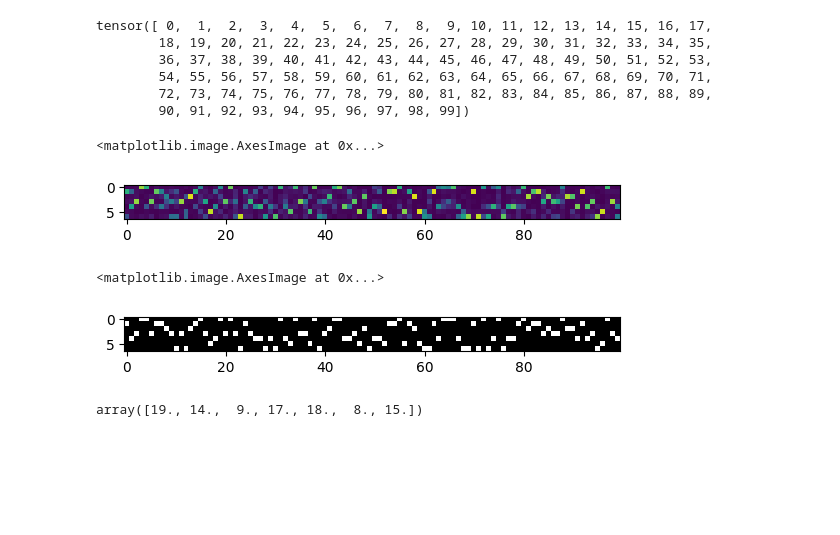
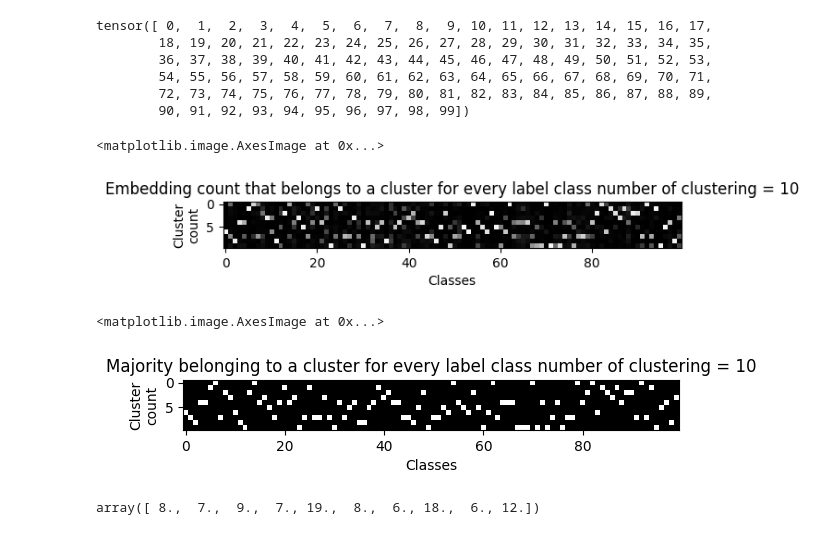
Before and after one commit to master-mbzuai/AI701, a Jupyter notebook: code/exploration/clustering.ipynb, the cells around one changed output. Drawn from its saved outputs; the diff is of its cells as text; code cells hidden in the pictures; blank space fills up the shorter version.

```diff
--- a/code/exploration/clustering.ipynb
+++ b/code/exploration/clustering.ipynb
@@ -190,7 +190,7 @@ def kmeans_cosine(data, k, max_iter=100):
 
     return clusters, centroids
 
-clusters, centroids = kmeans_cosine(embeddings, 7, max_iter=20)
+clusters, centroids = kmeans_cosine(embeddings, 10, max_iter=20)
 
 print(clusters.shape)
 print(centroids.shape)
@@ -242,16 +242,19 @@ tensor([ 0,  1,  2,  3,  4,  5,  6,  7,  8,  9, 10, 11, 12, 13, 14, 15, 16, 17,
 # %%
 #fpr every label in 1 to 100 we want to see how many go to
 
 # matrix 10 x 100 -> for every row we see where how many labels from x target go to that cluster
 
 a = np.zeros((centroids.shape[0],100))
 
 #print(a)
 
 for i, cluster in enumerate(clusters):
     a[cluster][y[i]] += 1
+
+plt.xlabel("Classes")
+plt.ylabel("Cluster\ncount")
+plt.title("Embedding count that belongs to a cluster for every label class number of clustering = " + str(centroids.shape[0]))
+plt.imshow(a,cmap='Greys_r')
+# %% [output]
+<matplotlib.image.AxesImage at 0x...>
+[figure, added]
-# %%
-plt.imshow(a)
-# %% [output]
-<matplotlib.image.AxesImage at 0x...>
-[figure, removed]
@@ -265,9 +261,19 @@ for x in range(100):
-# %%
-plt.imshow(c, cmap='Greys_r')
-# %% [output]
-<matplotlib.image.AxesImage at 0x...>
-[figure, removed]
+# %%
+## majority voting for each class
+b = np.argmax(a, axis=0)
+
+c = np.zeros((centroids.shape[0],100))
+for x in range(100):
+    c[b[x]][x] = 1
+
+plt.xlabel("Classes")
+plt.ylabel("Cluster\ncount")
+plt.title("Majority belonging to a cluster for every label class number of clustering = " + str(centroids.shape[0]))
+plt.imshow(c, cmap='Greys_r')
+# %% [output]
+<matplotlib.image.AxesImage at 0x...>
+[figure, added]
 # %%
 np.sum(c, axis=1)
 # %% [output]
-array([19., 14.,  9., 17., 18.,  8., 15.])
+array([ 8.,  7.,  9.,  7., 19.,  8.,  6., 18.,  6., 12.])
```
Also changed, not shown: parts of 3 cells of this notebook, 3 other files.
